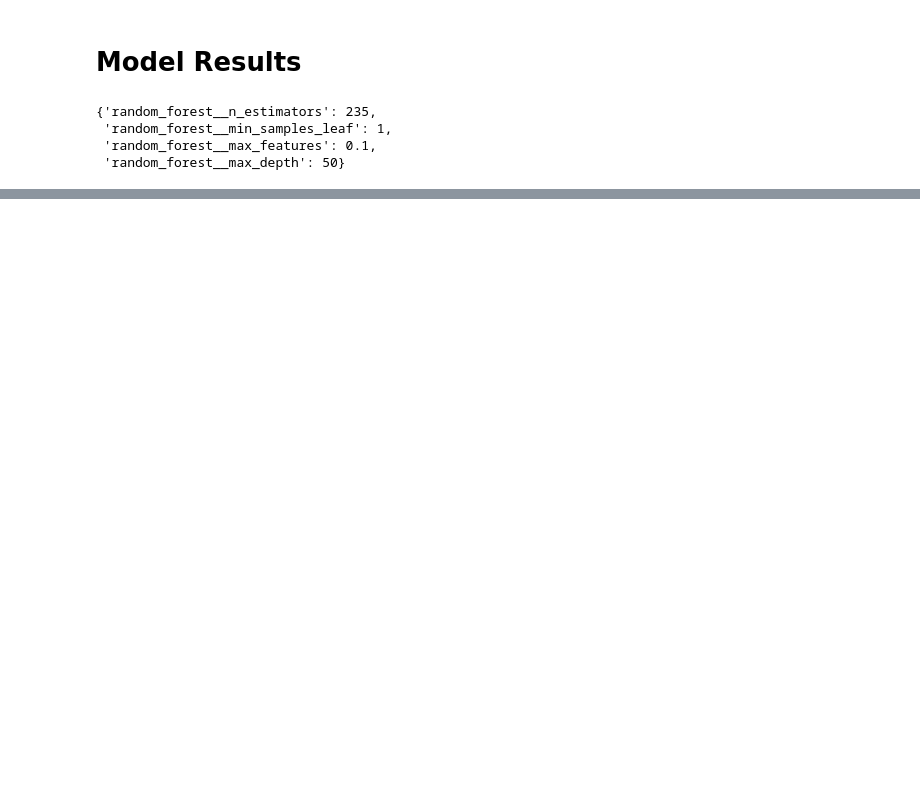
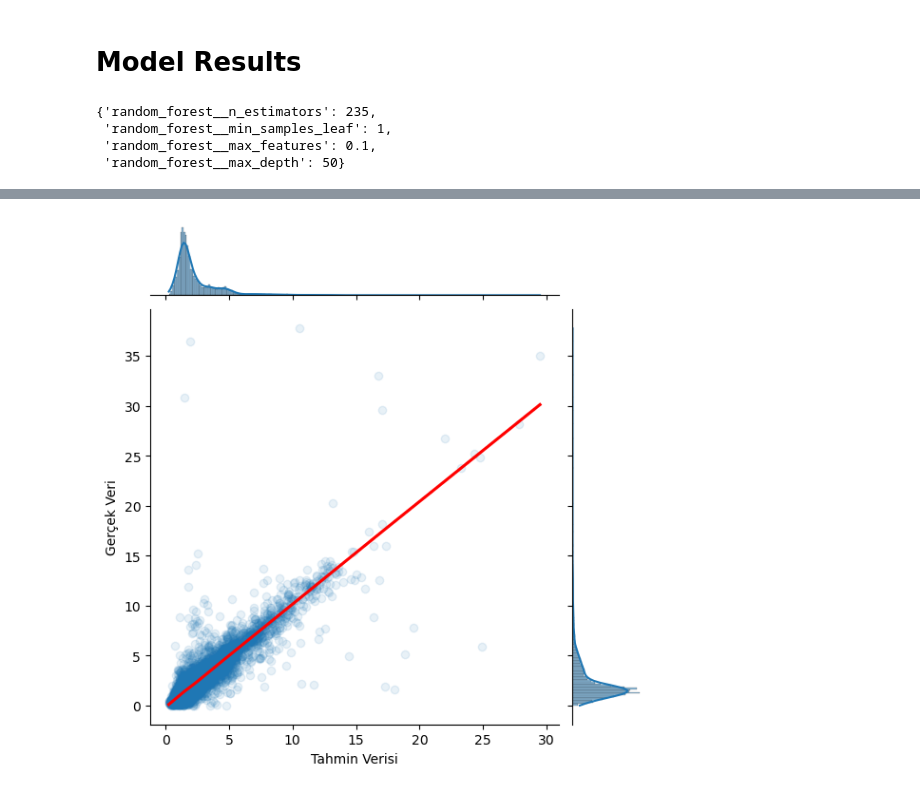
Before and after one commit to TunahanKanbak/VBM683, a Jupyter notebook: CO Prediction.ipynb, the cells around one changed output, grey strips where cells are left out. Cells and saved outputs as stored; diff of their text form; code cells hidden in the pictures; blank space fills up the shorter version.

```diff
--- a/CO Prediction.ipynb
+++ b/CO Prediction.ipynb
@@ -866,3 +866,9 @@ plt.show()
 [figure]
 [figure]
 [figure]
+# %%
+grid = sns.jointplot(data=results_df, x="Predicted_values", y="True_values", kind="reg", joint_kws={"lowess":True, "line_kws":{"color": "red"}, "scatter_kws":{"alpha": 0.1}})
+grid.set_axis_labels("Tahmin Verisi", "Gerçek Veri")
+plt.show()
+# %% [output]
+[figure, added]
```
Also changed, not shown: parts of 2 cells of this notebook.
